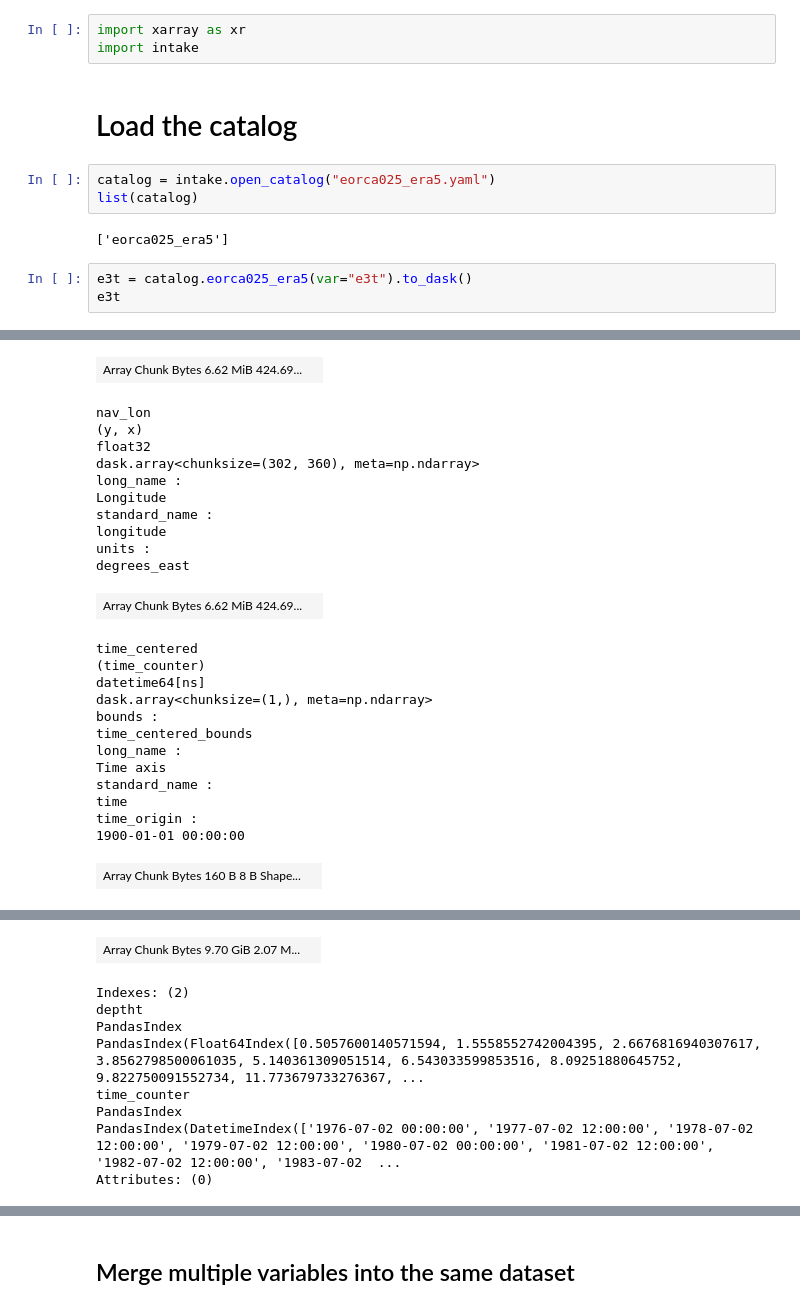
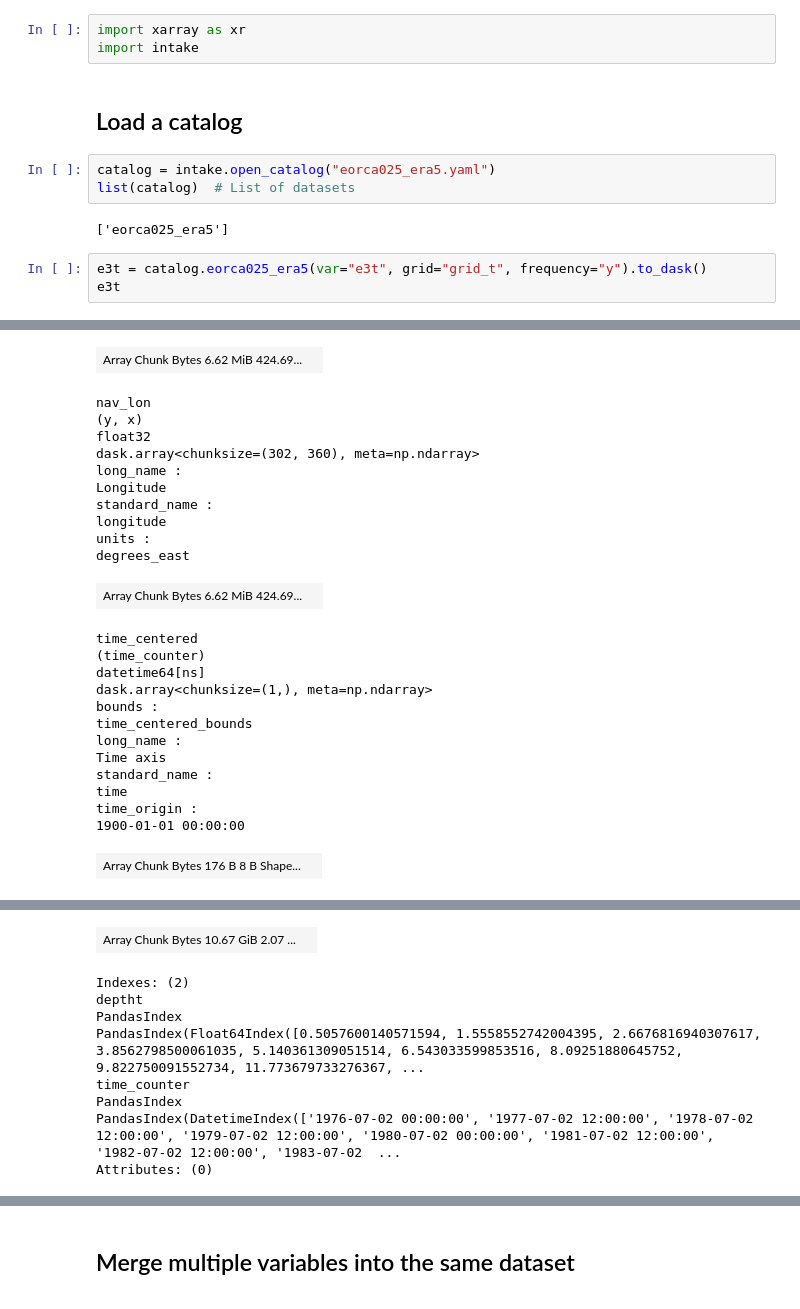
Before and after one commit to NOC-OI/msm-os, a Jupyter notebook: examples/intake_example.ipynb, the cells around one changed output, grey strips where cells are left out. Cells and saved outputs as stored; diff of their text form.

Commit message:
Update notebook with intake catalog example

```diff
--- a/examples/intake_example.ipynb
+++ b/examples/intake_example.ipynb
@@ -2,13 +2,13 @@
 import xarray as xr
 import intake
 # %% [markdown]
-# Load the catalog
+## Load a catalog
 # %%
 catalog = intake.open_catalog("eorca025_era5.yaml")
-list(catalog)
+list(catalog)  # List of datasets
 # %% [output]
 ['eorca025_era5']
 # %%
-e3t = catalog.eorca025_era5(var="e3t").to_dask()
+e3t = catalog.eorca025_era5(var="e3t", grid="grid_t", frequency="y").to_dask()
 e3t
 # %% [output]
@@ -26,34 +26,34 @@ float32
 0.5058 1.556 ... 5.902e+03
 ... (17 lines left out)
 standard_name :
 latitude
 units :
 degrees_north
 | Array Chunk Bytes 6.62 MiB 424.69... |  |
 nav_lon
 (y, x)
 float32
 dask.array<chunksize=(302, 360), meta=np.ndarray>
 long_name :
 Longitude
 standard_name :
 longitude
 units :
 degrees_east
 | Array Chunk Bytes 6.62 MiB 424.69... |  |
 time_centered
 (time_counter)
 datetime64[ns]
 dask.array<chunksize=(1,), meta=np.ndarray>
 bounds :
 time_centered_bounds
 long_name :
 Time axis
 standard_name :
 time
 time_origin :
 1900-01-01 00:00:00
-| Array Chunk Bytes 160 B 8 B Shape... |  |
+| Array Chunk Bytes 176 B 8 B Shape... |  |
 time_counter
 (time_counter)
 datetime64[ns]
@@ -71,7 +71,7 @@ standard_name :
 cell_thickness
 units :
 m
-| Array Chunk Bytes 9.70 GiB 2.07 M... |  |
+| Array Chunk Bytes 10.67 GiB 2.07 ... |  |
 Indexes: (2)
 deptht
 PandasIndex
```
Also changed, not shown: parts of 3 cells of this notebook.
